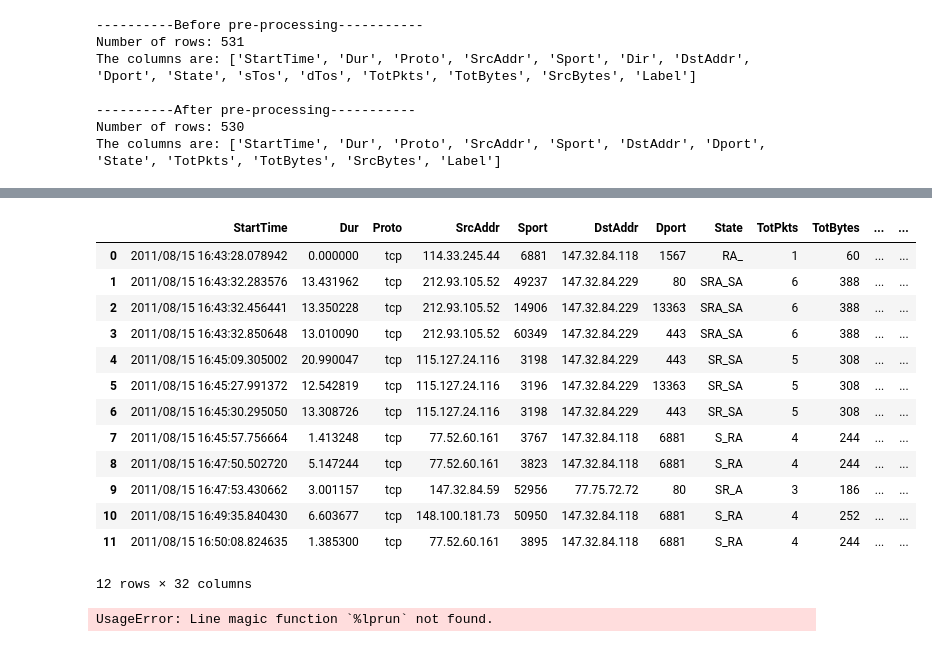
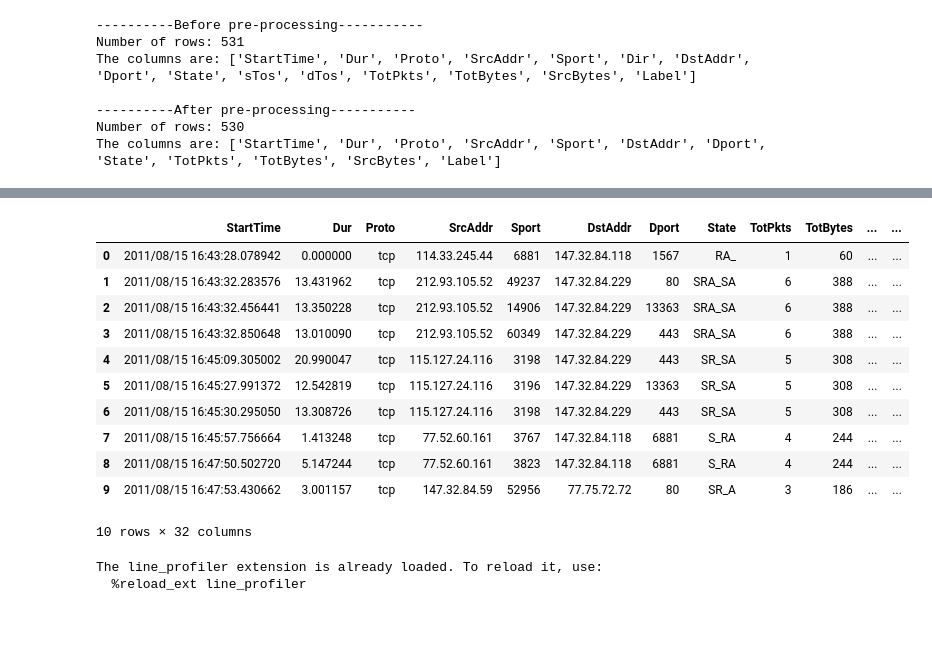
Before and after one commit to Zorqe/DataMiningProjectCTU-13, a Jupyter notebook: Malware Detection using Machine Learning.ipynb, the cells around one changed output, grey strips where cells are left out. Drawn from its saved outputs; the diff is of its cells as text; code cells hidden in the pictures.

```diff
--- a/Malware Detection using Machine Learning.ipynb
+++ b/Malware Detection using Machine Learning.ipynb
@@ -200,47 +199,44 @@ def generateSrcAddrFeaturesConnectionBased(dataFrame, windowSize):
     #For any of the flow records that SRCADDRESS has appeared within the last X netflows, average the packets
     #For any of the flow records that SRCADDRESS has appeared within the last X netflows, average the bytes
 
-    additionalCol = None
-    for i in range(windowSize - 1, len(dfNew)):
+    additionalCol = []
+    for i in range(windowSize - 1, len(dfNew.index)):
+        #Feature generation feedback every 10000 generated rows
+        if (i%10000 == 0):
+            print(i)
+
         window = dfNew[i - (windowSize-1):i+1]
 
         slice_df = countDistinctMatchingForSrcAddr(window)
-        #print(slice_df)
-        #slice_df_dest = countDistinctMatchingForDstAddr()
-
-        if i == windowSize - 1:
-            additionalCol = slice_df
-        else:
-            additionalCol = pd.concat([additionalCol, slice_df])
-
-        #dfNew.loc[i, :] = slice_df
+        additionalCol.append(slice_df)
 
     # Set the right index
-    additionalCol = additionalCol.reset_index()
-    additionalCol.index += windowSize - 1
+    newCol = pd.concat(additionalCol, axis=0)
+    del additionalCol
+    newCol.index = np.arange(windowSize - 1, windowSize + len(newCol) - 1)
+    dfNew = dfNew.join(newCol)
 
-    dfNew = dfNew.join(additionalCol).drop(columns=['index'])
+    #Dropping beginning rows of size: windowsize since all the generated features are null
+    dfNew = deleteNullRow(dfNew, 'SrcAddr_App')
 
     return dfNew
 # %%
 #Window size 10 for testing, actual use 10,000
-dataFrame1 = generateSrcAddrFeaturesConnectionBased(dataFrame,10)
+dataFrame1 = generateSrcAddrFeaturesConnectionBased(dataFrame,20)
 # %%
-dataFrame1.head(12)
+dataFrame1.head(10)
 # %% [output]
 |  | StartTime | Dur | Proto | SrcAddr | Sport | DstAddr | Dport | State | TotPkts | TotBytes | ... | ... |
 | 0 | 2011/08/15 16:43:28.078942 | 0.000000 | tcp | 114.33.245.44 | 6881 | 147.32.84.118 | 1567 | RA_ | 1 | 60 | ... | ... |
 | 1 | 2011/08/15 16:43:32.283576 | 13.431962 | tcp | 212.93.105.52 | 49237 | 147.32.84.229 | 80 | SRA_SA | 6 | 388 | ... | ... |
 | 2 | 2011/08/15 16:43:32.456441 | 13.350228 | tcp | 212.93.105.52 | 14906 | 147.32.84.229 | 13363 | SRA_SA | 6 | 388 | ... | ... |
 | 3 | 2011/08/15 16:43:32.850648 | 13.010090 | tcp | 212.93.105.52 | 60349 | 147.32.84.229 | 443 | SRA_SA | 6 | 388 | ... | ... |
 | 4 | 2011/08/15 16:45:09.305002 | 20.990047 | tcp | 115.127.24.116 | 3198 | 147.32.84.229 | 443 | SR_SA | 5 | 308 | ... | ... |
 | 5 | 2011/08/15 16:45:27.991372 | 12.542819 | tcp | 115.127.24.116 | 3196 | 147.32.84.229 | 13363 | SR_SA | 5 | 308 | ... | ... |
 | 6 | 2011/08/15 16:45:30.295050 | 13.308726 | tcp | 115.127.24.116 | 3198 | 147.32.84.229 | 443 | SR_SA | 5 | 308 | ... | ... |
 | 7 | 2011/08/15 16:45:57.756664 | 1.413248 | tcp | 77.52.60.161 | 3767 | 147.32.84.118 | 6881 | S_RA | 4 | 244 | ... | ... |
 | 8 | 2011/08/15 16:47:50.502720 | 5.147244 | tcp | 77.52.60.161 | 3823 | 147.32.84.118 | 6881 | S_RA | 4 | 244 | ... | ... |
 | 9 | 2011/08/15 16:47:53.430662 | 3.001157 | tcp | 147.32.84.59 | 52956 | 77.75.72.72 | 80 | SR_A | 3 | 186 | ... | ... |
-| 10 | 2011/08/15 16:49:35.840430 | 6.603677 | tcp | 148.100.181.73 | 50950 | 147.32.84.118 | 6881 | S_RA | 4 | 252 | ... | ... |
-| 11 | 2011/08/15 16:50:08.824635 | 1.385300 | tcp | 77.52.60.161 | 3895 | 147.32.84.118 | 6881 | S_RA | 4 | 244 | ... | ... |
-12 rows × 32 columns
+10 rows × 32 columns
 # %%
 # Time benchmarking
@@ -248,6 +244,7 @@ dataFrame1.head(12)
 # %%
 # Line-by-line time benchmarking
 #%load_ext line_profiler
-%lprun -f generateSrcAddrFeaturesConnectionBased generateSrcAddrFeaturesConnectionBased(dataFrame,10)
+%lprun -f generateSrcAddrFeaturesConnectionBased generateSrcAddrFeaturesConnectionBased(dataFrame, 50)
 # %% [output]
-UsageError: Line magic function `%lprun` not found.
+The line_profiler extension is already loaded. To reload it, use:
+  %reload_ext line_profiler
```
Also changed, not shown: parts of 3 cells of this notebook, 1 other file.
